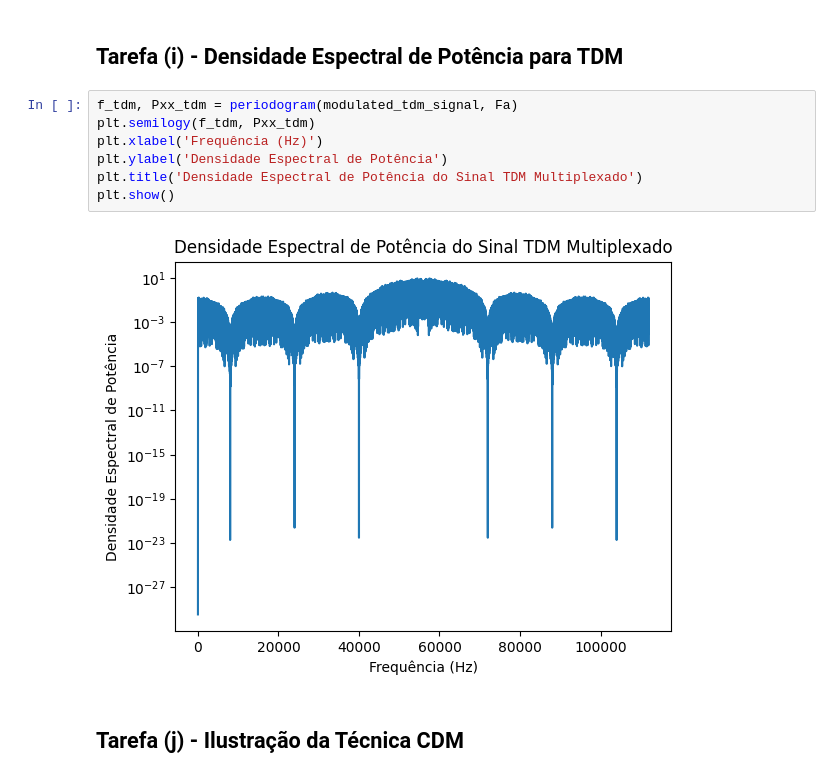
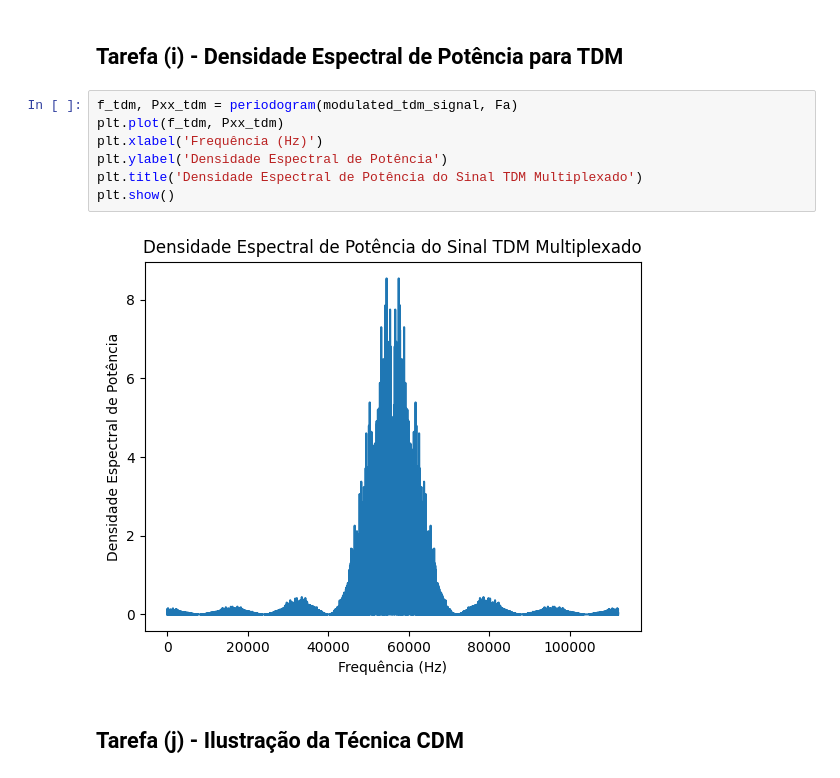
Before and after one commit to vini-fda/EET51_Lab4, a Jupyter notebook: lab4.ipynb, the cells around one changed output. Drawn from its saved outputs; the diff is of its cells as text.

```diff
--- a/lab4.ipynb
+++ b/lab4.ipynb
@@ -182,12 +182,12 @@ plt.show()
 ## Tarefa (i) - Densidade Espectral de Potência para TDM
 # %%
 f_tdm, Pxx_tdm = periodogram(modulated_tdm_signal, Fa)
-plt.semilogy(f_tdm, Pxx_tdm)
+plt.plot(f_tdm, Pxx_tdm)
 plt.xlabel('Frequência (Hz)')
 plt.ylabel('Densidade Espectral de Potência')
 plt.title('Densidade Espectral de Potência do Sinal TDM Multiplexado')
 plt.show()
 # %% [output]
-[figure, old version]
+[figure, new version]
 # %% [markdown]
 ## Tarefa (j) - Ilustração da Técnica CDM
```
Also changed, not shown: parts of 15 cells of this notebook.
